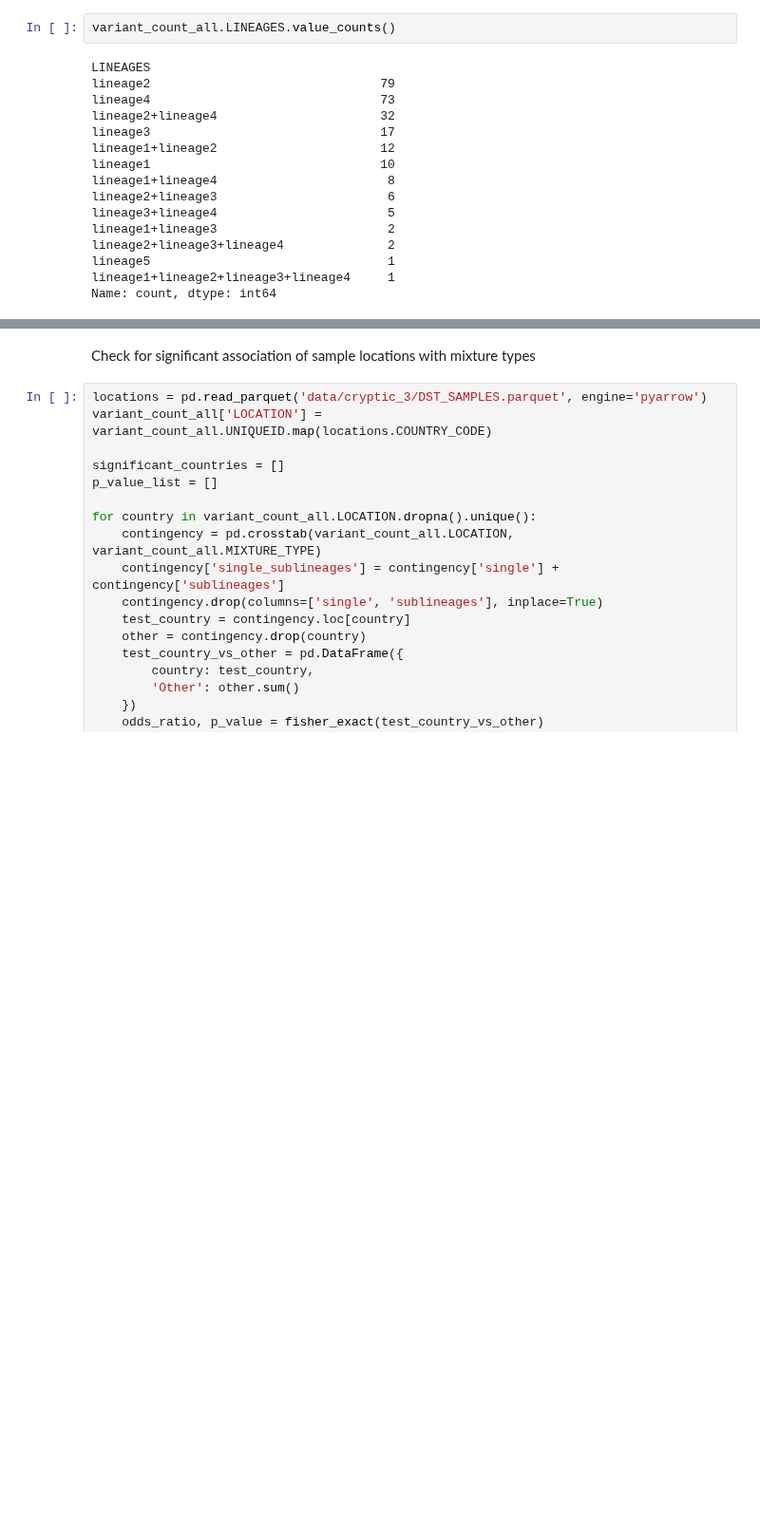
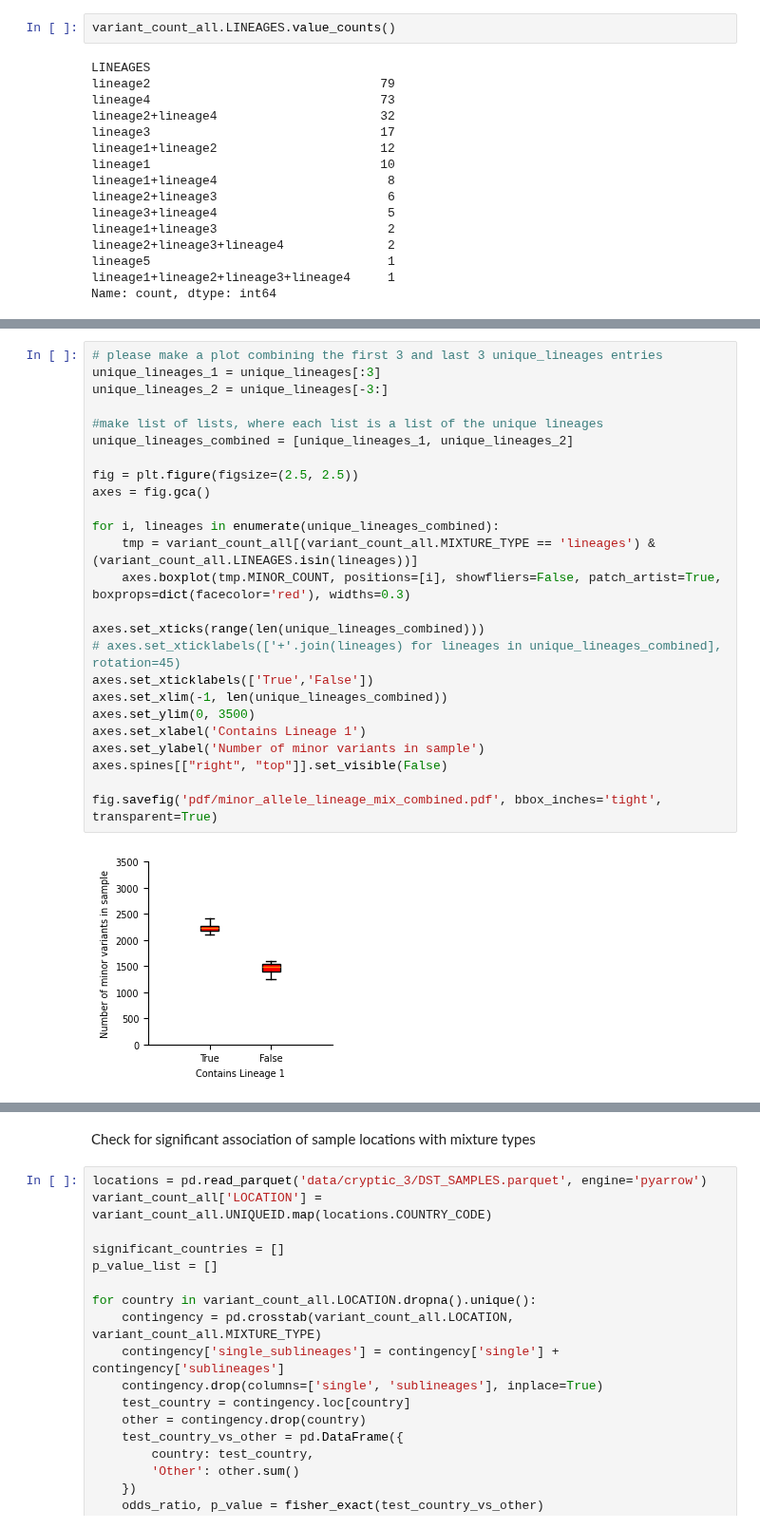
Before and after one commit to fowler-lab/tuberculosis-RNAP-subpopulations, a Jupyter notebook: analysis_refactored.ipynb, the cells around one changed output, grey strips where cells are left out. Shown at 95% size. Saved outputs shown, nothing was run; the diff lists cells and outputs as text; blank space fills up the shorter version.

```diff
--- a/analysis_refactored.ipynb
+++ b/analysis_refactored.ipynb
@@ -1074,2 +1072,29 @@ fig.savefig('pdf/minor_allele_lineage_mix.pdf', bbox_inches='tight', transparent
 # %% [output]
 [figure]
+# %%
+# please make a plot combining the first 3 and last 3 unique_lineages entries
+unique_lineages_1 = unique_lineages[:3]
+unique_lineages_2 = unique_lineages[-3:]
+
+#make list of lists, where each list is a list of the unique lineages
+unique_lineages_combined = [unique_lineages_1, unique_lineages_2]
+
+fig = plt.figure(figsize=(2.5, 2.5))
+axes = fig.gca()
+
+for i, lineages in enumerate(unique_lineages_combined):
+    tmp = variant_count_all[(variant_count_all.MIXTURE_TYPE == 'lineages') & (variant_count_all.LINEAGES.isin(lineages))]
+    axes.boxplot(tmp.MINOR_COUNT, positions=[i], showfliers=False, patch_artist=True, boxprops=dict(facecolor='red'), widths=0.3)
+
+axes.set_xticks(range(len(unique_lineages_combined)))
+# axes.set_xticklabels(['+'.join(lineages) for lineages in unique_lineages_combined], rotation=45)
+axes.set_xticklabels(['True','False'])
+axes.set_xlim(-1, len(unique_lineages_combined))
+axes.set_ylim(0, 3500)
+axes.set_xlabel('Contains Lineage 1')
+axes.set_ylabel('Number of minor variants in sample')
+axes.spines[["right", "top"]].set_visible(False)
+
+fig.savefig('pdf/minor_allele_lineage_mix_combined.pdf', bbox_inches='tight', transparent=True)
+# %% [output]
+[figure, added]
```
Also changed, not shown: parts of 3 cells of this notebook.
